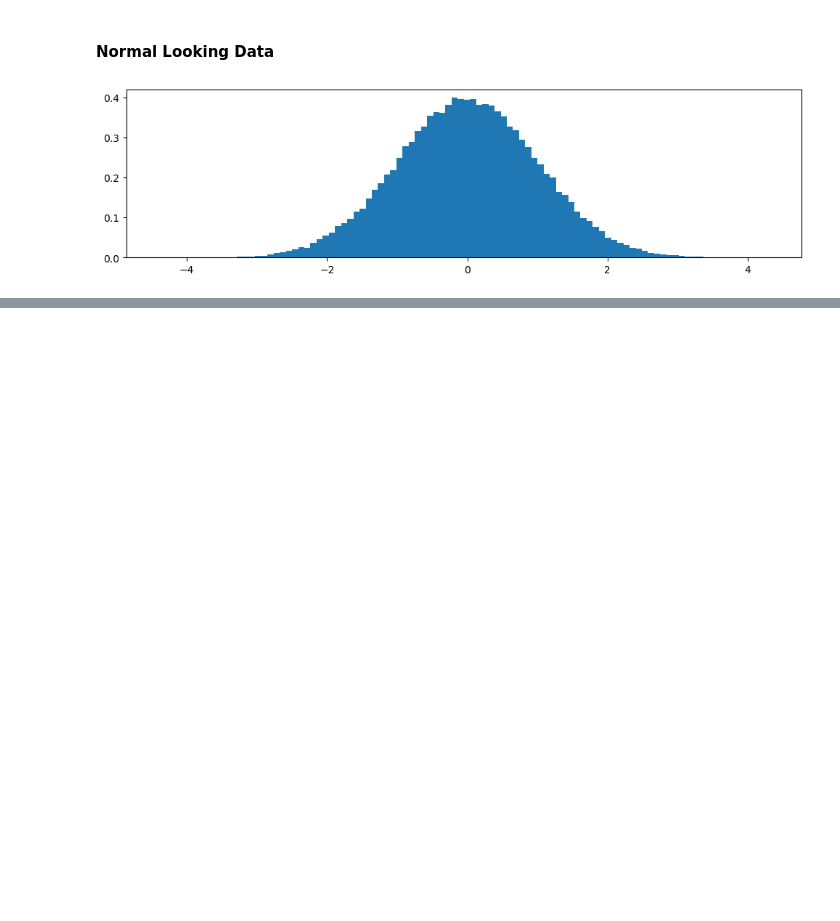
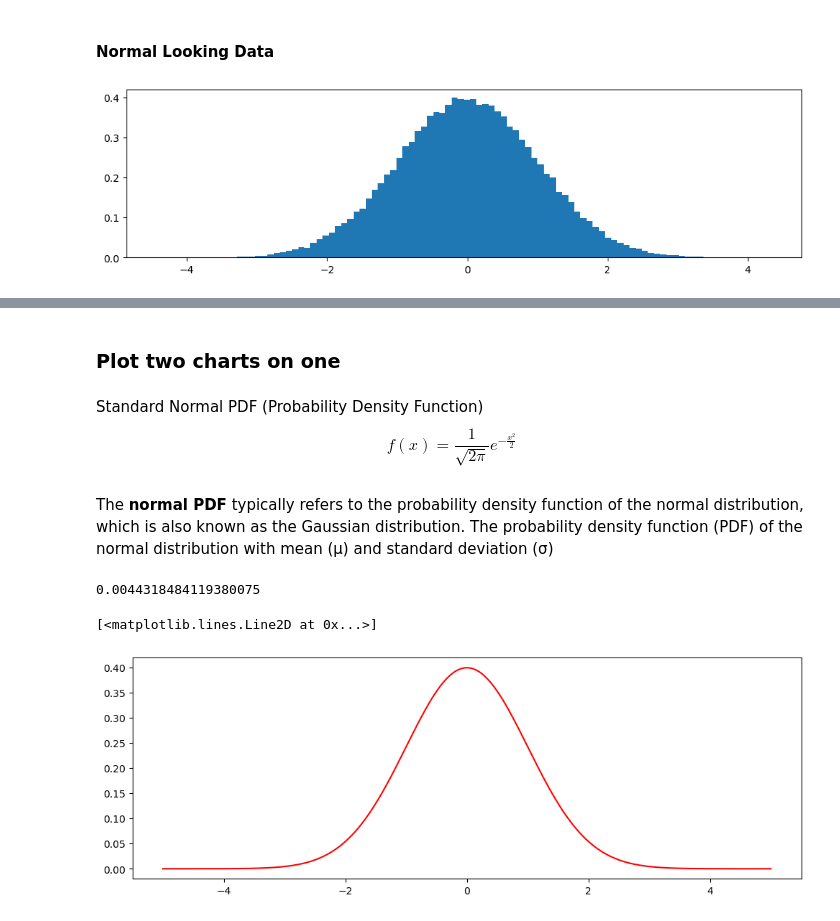
Before and after one commit to noyo0/Fundamentals_DataAnalysis, a Jupyter notebook: myNoteBook.ipynb, the cells around one changed output, grey strips where cells are left out. Drawn from its saved outputs; the diff is of its cells as text; code cells hidden in the pictures; blank space fills up the shorter version.

```diff
--- a/myNoteBook.ipynb
+++ b/myNoteBook.ipynb
@@ -393,0 +392,27 @@ plt.show()
+# %% [markdown]
+### Plot two charts on one
+# %% [markdown]
+Standard Normal PDF (Probability Density Function)
+$$ f(x) = \frac{1}{\sqrt{2\pi}} e^{-\frac{x^2}{2}}
+$$
+# %% [markdown]
+The **normal PDF** typically refers to the probability density function of the normal distribution, which is also known as the Gaussian distribution. The probability density function (PDF) of the normal distribution with mean (μ) and standard deviation (σ)<br>
+# %%
+# create Plot Standard Normal PDF function
+def f(x):
+    A = 1.0 / np.sqrt(2.0 * np.pi)
+    B = np.exp(-(x**2)/2.0)
+    return A * B
+# %%
+f(3.0)
+# %% [output]
+0.0044318484119380075
+# %%
+#plot Standard Normal PDF function f(x) on a line graph
+x=np.linspace(-5.0,5.0,1001) #evenly spaced array of 1000 items from -5 to 5
+fig, ax = plt.subplots(figsize=(12,4))
+#plot f(x)
+ax.plot(x,f(x), color='red')
+# %% [output]
+[<matplotlib.lines.Line2D at 0x...>]
+[figure, added]
```
Also changed, not shown: parts of 2 cells of this notebook.
